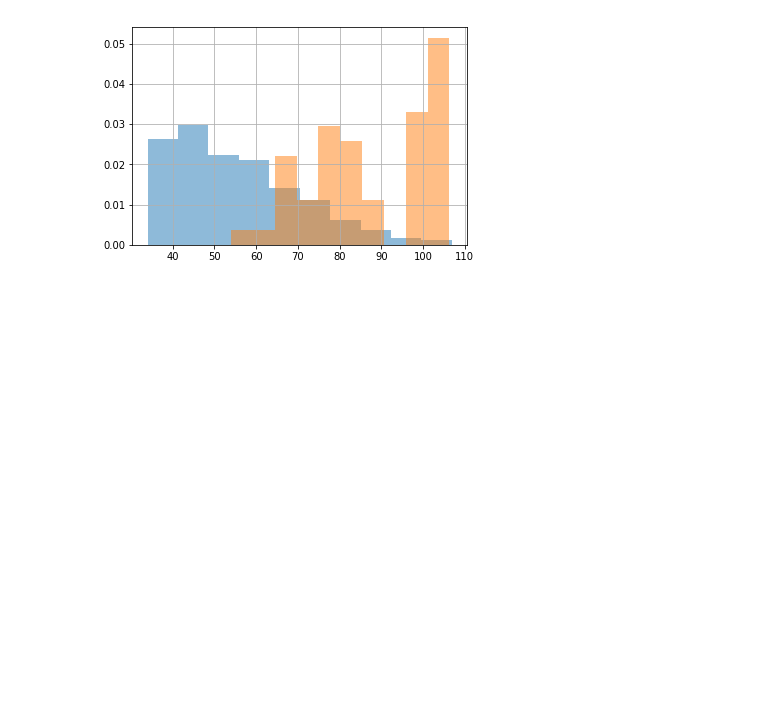
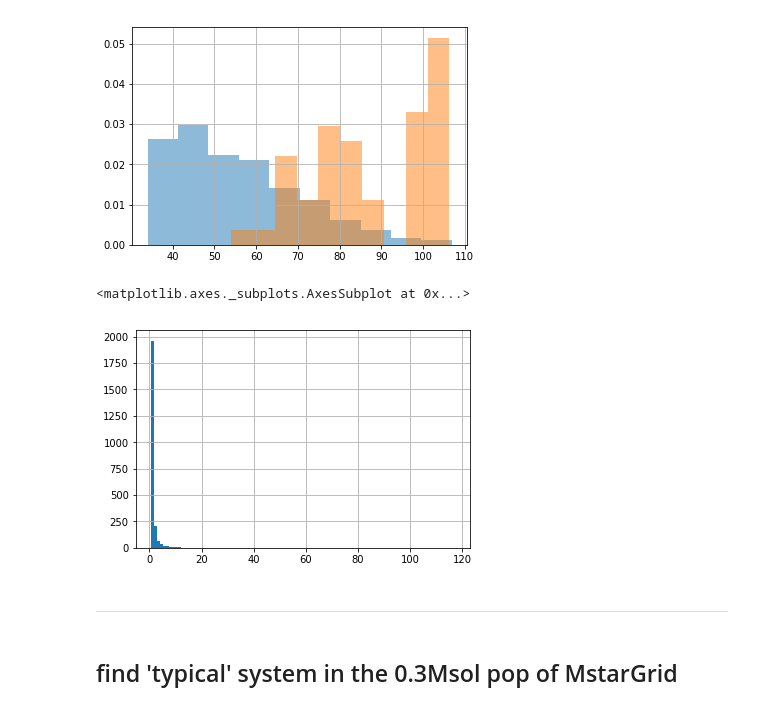
Before and after one commit to matiscke/popsyntools, a Jupyter notebook: notebooks/20180607_joinSimlistPopulation.ipynb, the cells around one changed output. Saved outputs shown, nothing was run; the diff lists cells and outputs as text; code cells hidden in the pictures; blank space fills up the shorter version.

```diff
--- a/notebooks/20180607_joinSimlistPopulation.ipynb
+++ b/notebooks/20180607_joinSimlistPopulation.ipynb
@@ -120,3 +96,13 @@ giants.diskM.hist(ax=ax, normed=True, alpha=0.5)
 # %% [output]
 <matplotlib.axes._subplots.AxesSubplot at 0x...>
 [figure]
+# %%
+grown = jointDF[jointDF['m'] > 0.5]
+grown.m.hist(bins=100)
+# %% [output]
+<matplotlib.axes._subplots.AxesSubplot at 0x...>
+[figure, added]
+# %% [markdown]
+--------------------------------------------------------------
+# %% [markdown]
+## find 'typical' system in the 0.3Msol pop of MstarGrid
```
Also changed, not shown: parts of 9 cells of this notebook, 1 other file.
